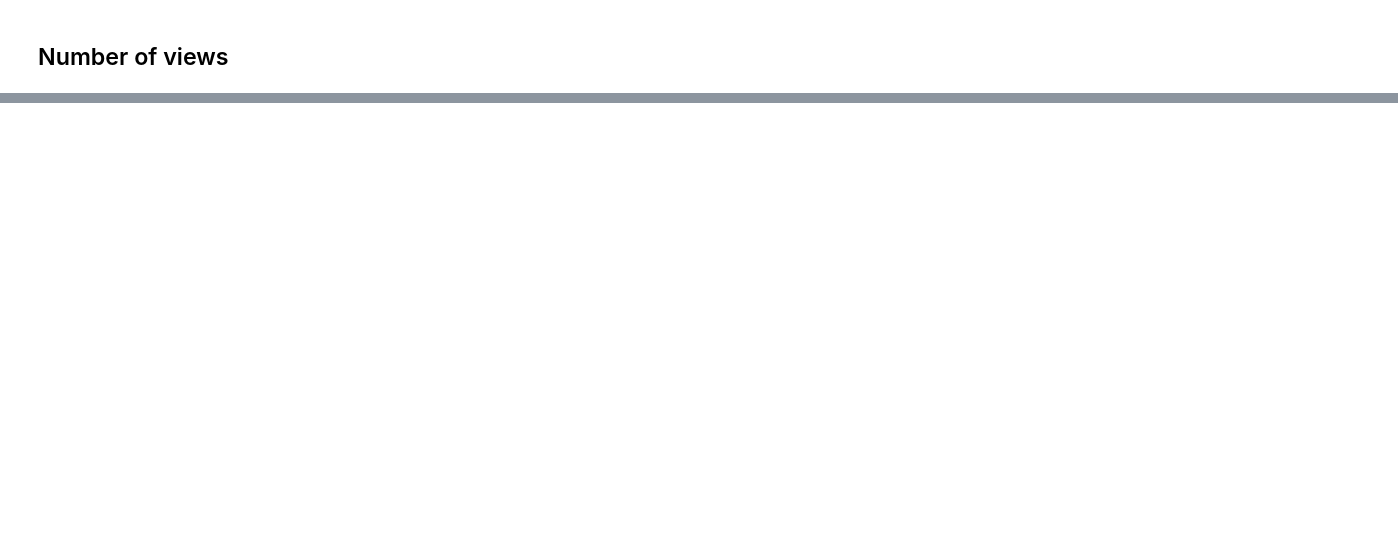
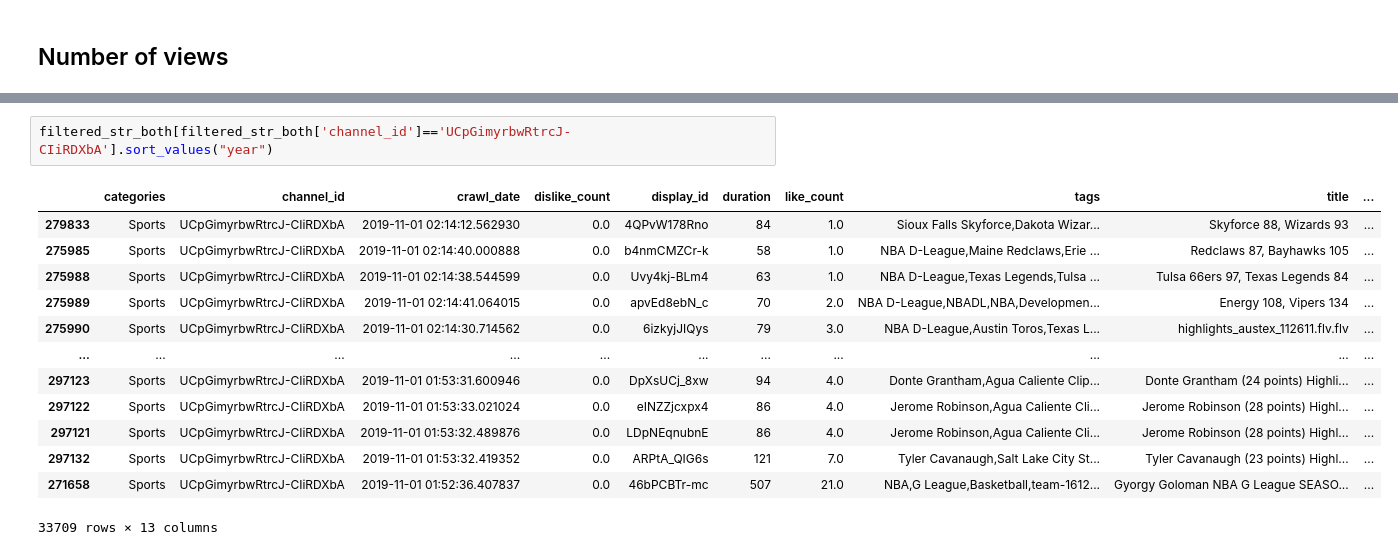
Before and after one commit to epfl-ada/ada-2024-project-robodatapioneers2024, a Jupyter notebook: NBA_analysis.ipynb, the cells around one changed output, grey strips where cells are left out. Cells and saved outputs as stored; diff of their text form; blank space fills up the shorter version.

```diff
--- a/NBA_analysis.ipynb
+++ b/NBA_analysis.ipynb
@@ -225,0 +258,16 @@ plt.show()
+# %%
+filtered_str_both[filtered_str_both['channel_id']=='UCpGimyrbwRtrcJ-CIiRDXbA'].sort_values("year")
+# %% [output]
+|  | categories | channel_id | crawl_date | dislike_count | display_id | duration | like_count | tags | title | ... |
+| 279833 | Sports | UCpGimyrbwRtrcJ-CIiRDXbA | 2019-11-01 02:14:12.562930 | 0.0 | 4QPvW178Rno | 84 | 1.0 | Sioux Falls Skyforce,Dakota Wizar... | Skyforce 88, Wizards 93 | ... |
+| 275985 | Sports | UCpGimyrbwRtrcJ-CIiRDXbA | 2019-11-01 02:14:40.000888 | 0.0 | b4nmCMZCr-k | 58 | 1.0 | NBA D-League,Maine Redclaws,Erie ... | Redclaws 87, Bayhawks 105 | ... |
+| 275988 | Sports | UCpGimyrbwRtrcJ-CIiRDXbA | 2019-11-01 02:14:38.544599 | 0.0 | Uvy4kj-BLm4 | 63 | 1.0 | NBA D-League,Texas Legends,Tulsa ... | Tulsa 66ers 97, Texas Legends 84 | ... |
+| 275989 | Sports | UCpGimyrbwRtrcJ-CIiRDXbA | 2019-11-01 02:14:41.064015 | 0.0 | apvEd8ebN_c | 70 | 2.0 | NBA D-League,NBADL,NBA,Developmen... | Energy 108, Vipers 134 | ... |
+| 275990 | Sports | UCpGimyrbwRtrcJ-CIiRDXbA | 2019-11-01 02:14:30.714562 | 0.0 | 6izkyjJIQys | 79 | 3.0 | NBA D-League,Austin Toros,Texas L... | highlights_austex_112611.flv.flv | ... |
+| ... | ... | ... | ... | ... | ... | ... | ... | ... | ... | ... |
+| 297123 | Sports | UCpGimyrbwRtrcJ-CIiRDXbA | 2019-11-01 01:53:31.600946 | 0.0 | DpXsUCj_8xw | 94 | 4.0 | Donte Grantham,Agua Caliente Clip... | Donte Grantham (24 points) Highli... | ... |
+| 297122 | Sports | UCpGimyrbwRtrcJ-CIiRDXbA | 2019-11-01 01:53:33.021024 | 0.0 | eINZZjcxpx4 | 86 | 4.0 | Jerome Robinson,Agua Caliente Cli... | Jerome Robinson (28 points) Highl... | ... |
+| 297121 | Sports | UCpGimyrbwRtrcJ-CIiRDXbA | 2019-11-01 01:53:32.489876 | 0.0 | LDpNEqnubnE | 86 | 4.0 | Jerome Robinson,Agua Caliente Cli... | Jerome Robinson (28 points) Highl... | ... |
+| 297132 | Sports | UCpGimyrbwRtrcJ-CIiRDXbA | 2019-11-01 01:53:32.419352 | 0.0 | ARPtA_QIG6s | 121 | 7.0 | Tyler Cavanaugh,Salt Lake City St... | Tyler Cavanaugh (23 points) Highl... | ... |
+| 271658 | Sports | UCpGimyrbwRtrcJ-CIiRDXbA | 2019-11-01 01:52:36.407837 | 0.0 | 46bPCBTr-mc | 507 | 21.0 | NBA,G League,Basketball,team-1612... | Gyorgy Goloman NBA G League SEASO... | ... |
+33709 rows × 13 columns
```
Also changed, not shown: parts of 5 cells of this notebook.
